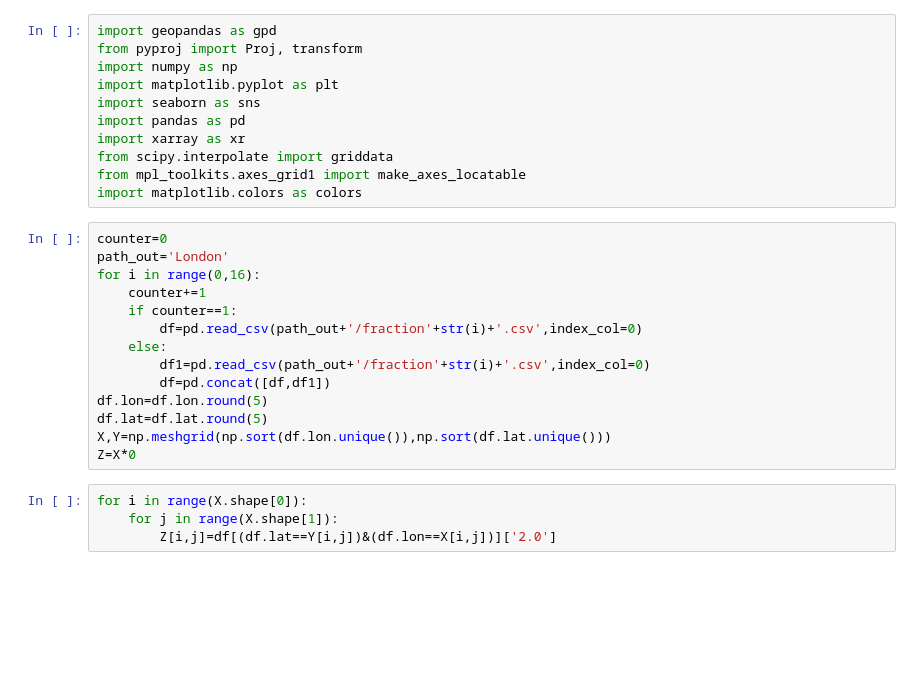
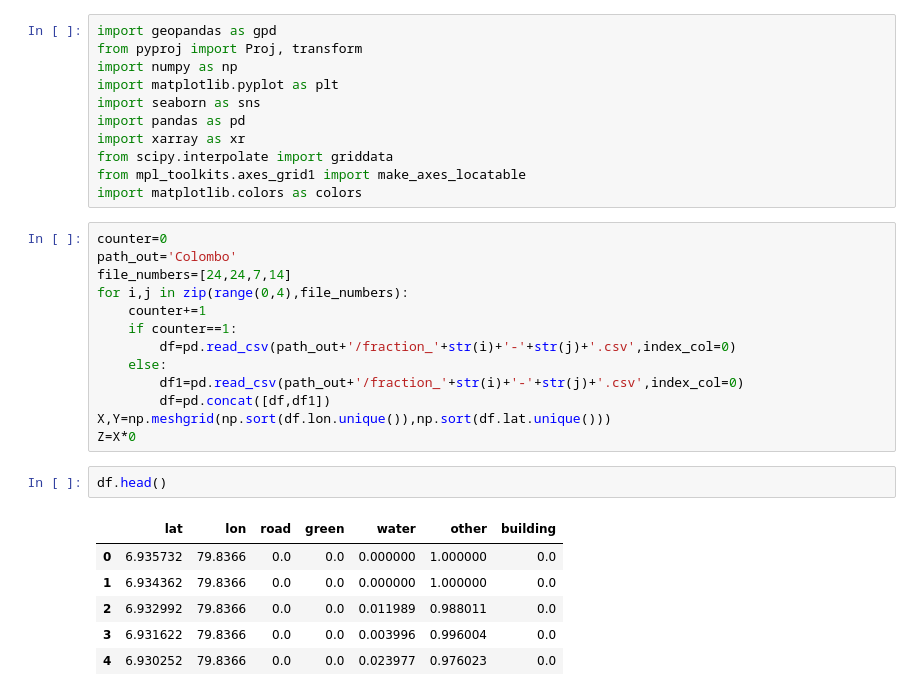
Before and after one commit to hamidrezaomidvar/LINDER, a Jupyter notebook: cal_fraction.ipynb, the cells around one changed output. Cells and saved outputs as stored; diff of their text form; blank space fills up the shorter version.

```diff
--- a/cal_fraction.ipynb
+++ b/cal_fraction.ipynb
@@ -238,19 +256,23 @@ from mpl_toolkits.axes_grid1 import make_axes_locatable
 import matplotlib.colors as colors
 # %%
 counter=0
-path_out='London'
-for i in range(0,16):
+path_out='Colombo'
+file_numbers=[24,24,7,14]
+for i,j in zip(range(0,4),file_numbers):
     counter+=1
     if counter==1:
-        df=pd.read_csv(path_out+'/fraction'+str(i)+'.csv',index_col=0)
+        df=pd.read_csv(path_out+'/fraction_'+str(i)+'-'+str(j)+'.csv',index_col=0)
     else:
-        df1=pd.read_csv(path_out+'/fraction'+str(i)+'.csv',index_col=0)
+        df1=pd.read_csv(path_out+'/fraction_'+str(i)+'-'+str(j)+'.csv',index_col=0)
         df=pd.concat([df,df1])
-df.lon=df.lon.round(5)
-df.lat=df.lat.round(5)
 X,Y=np.meshgrid(np.sort(df.lon.unique()),np.sort(df.lat.unique()))
 Z=X*0
-# %%
-for i in range(X.shape[0]):
-    for j in range(X.shape[1]):
-        Z[i,j]=df[(df.lat==Y[i,j])&(df.lon==X[i,j])]['2.0']
+# %%
+df.head()
+# %% [output]
+|  | lat | lon | road | green | water | other | building |
+| 0 | 6.935732 | 79.8366 | 0.0 | 0.0 | 0.000000 | 1.000000 | 0.0 |
+| 1 | 6.934362 | 79.8366 | 0.0 | 0.0 | 0.000000 | 1.000000 | 0.0 |
+| 2 | 6.932992 | 79.8366 | 0.0 | 0.0 | 0.011989 | 0.988011 | 0.0 |
+| 3 | 6.931622 | 79.8366 | 0.0 | 0.0 | 0.003996 | 0.996004 | 0.0 |
+| 4 | 6.930252 | 79.8366 | 0.0 | 0.0 | 0.023977 | 0.976023 | 0.0 |
```
Also changed, not shown: parts of 12 cells of this notebook, 1 other file.
